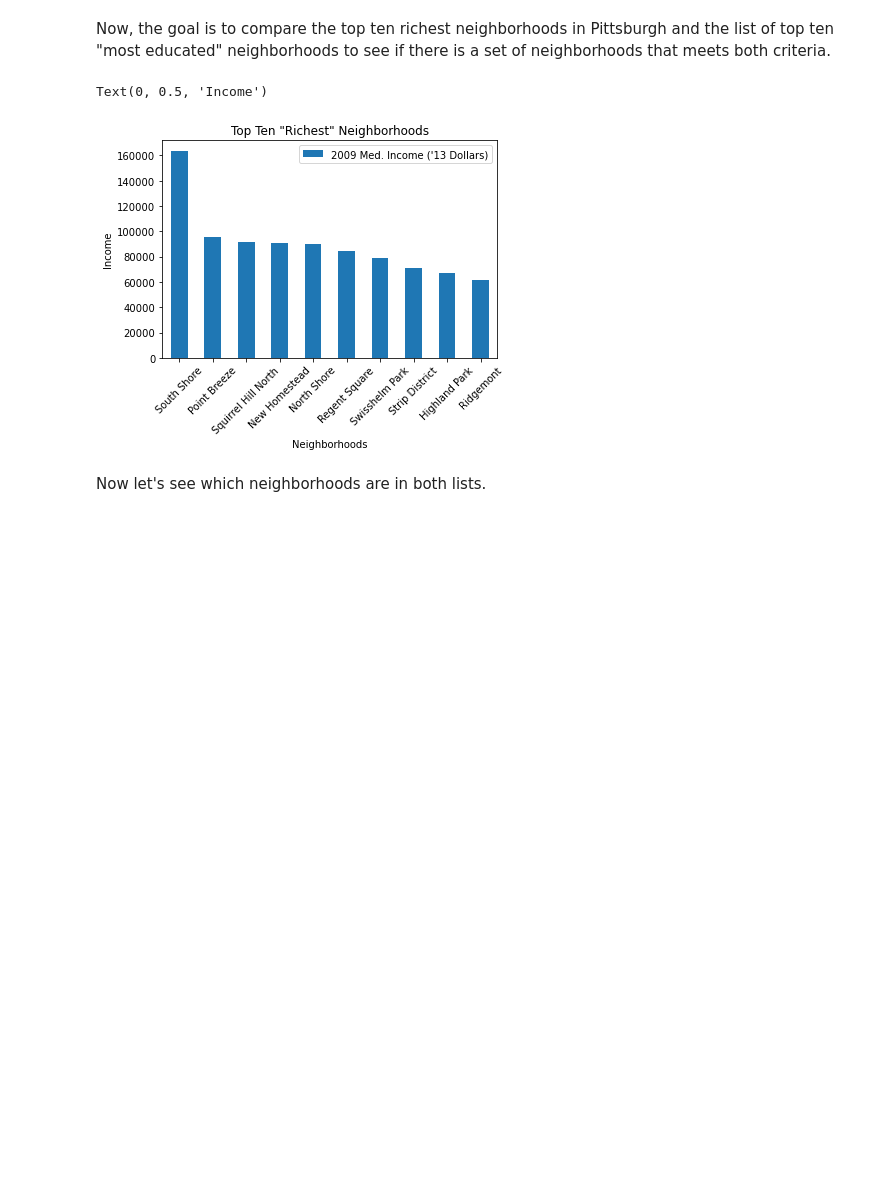
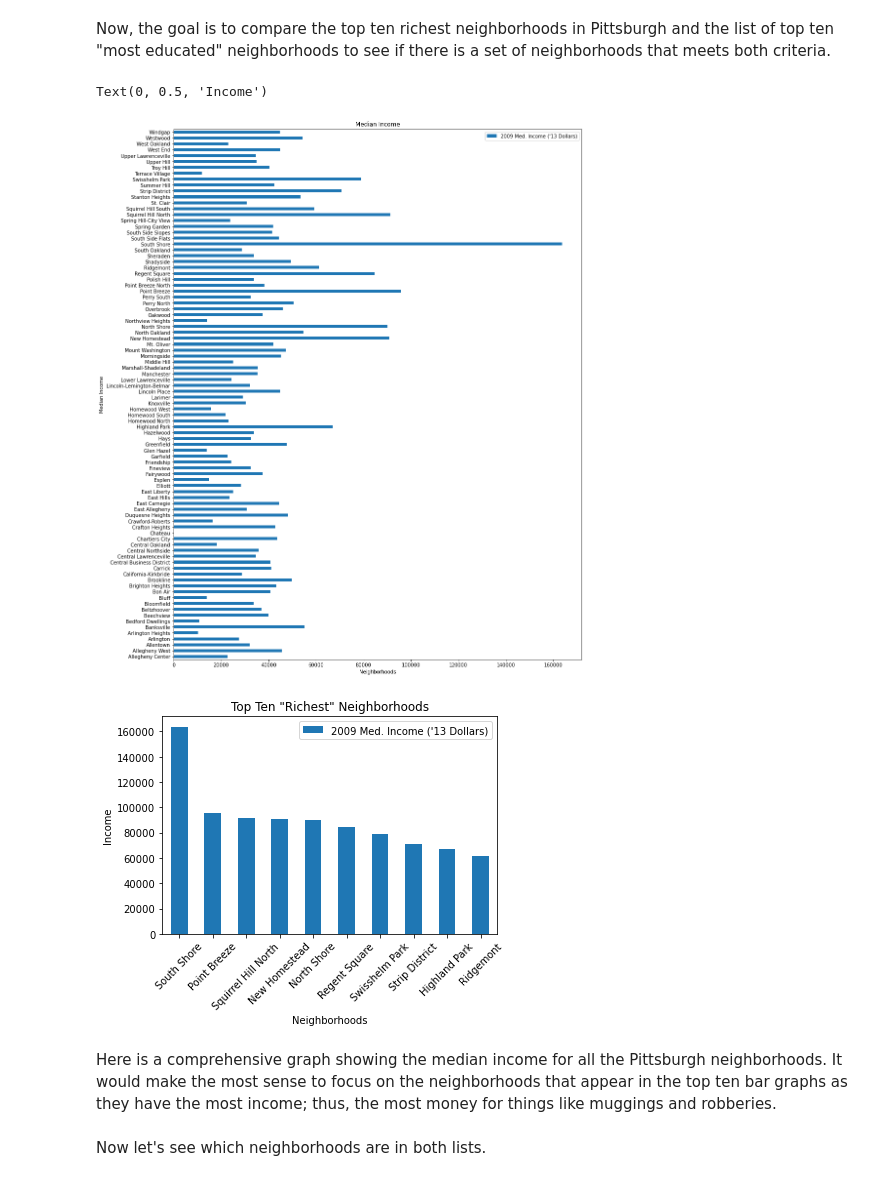
Before and after one commit to Carson606/Final-Project, a Jupyter notebook: Most Educated and Richest Neighborhoods - Alejandro Ciuba.ipynb, the cells around one changed output. Saved outputs shown, nothing was run; the diff lists cells and outputs as text; code cells hidden in the pictures; blank space fills up the shorter version.

```diff
--- a/Most Educated and Richest Neighborhoods - Alejandro Ciuba.ipynb
+++ b/Most Educated and Richest Neighborhoods - Alejandro Ciuba.ipynb
@@ -65,27 +72,36 @@ Now, the goal is to compare the top ten richest neighborhoods in Pittsburgh and
 # %%
 edu_money = edu_inc.loc[:,["Neighborhood", "2009 Med. Income ('13 Dollars)"]]
 
 #Drop NaN values, and reindex
 edu_money = edu_money.dropna()
 edu_money.reset_index(drop=True, inplace=True)
 
 #Convert % strings to numerical data
 for x in range(len(edu_money)):
 
     #change that value to a float
     edu_money.loc[x, "2009 Med. Income ('13 Dollars)"] = float(edu_money.loc[x, "2009 Med. Income ('13 Dollars)"].rstrip().replace(",", "").split("$")[1])
 
+#Create a bar graph for all neighborhoods
+graph_3 = edu_money.plot.barh(x="Neighborhood", y="2009 Med. Income ('13 Dollars)", title="Median Income", figsize=[15, 20])
+graph_3.set_xlabel("Neighborhoods")
+graph_3.set_ylabel("Median Income")
+
+#Create a top ten bar graph
 #Sort the data and get the top ten "Richest" neighborhoods
 edu_money = edu_money.sort_values(by="2009 Med. Income ('13 Dollars)", ascending=False)
 edu_money_topten = edu_money.head(10)
 
 #Create the graph
-graph_2 = edu_money_topten.plot(kind="bar", title="Top Ten \"Richest\" Neighborhoods", x="Neighborhood", rot=45)
-graph_2.set_xlabel("Neighborhoods")
-graph_2.set_ylabel("Income")
+graph_4 = edu_money_topten.plot(kind="bar", title="Top Ten \"Richest\" Neighborhoods", x="Neighborhood", rot=45)
+graph_4.set_xlabel("Neighborhoods")
+graph_4.set_ylabel("Income")
 # %% [output]
 Text(0, 0.5, 'Income')
-[figure, old version]
+[figure, new version]
+[figure, added]
+# %% [markdown]
+Here is a comprehensive graph showing the median income for all the Pittsburgh neighborhoods. It would make the most sense to focus on the neighborhoods that appear in the top ten bar graphs as they have the most income; thus, the most money for things like muggings and robberies.
 # %% [markdown]
 Now let's see which neighborhoods are in both lists.
 # %%
```
Also changed, not shown: parts of 2 cells of this notebook.
